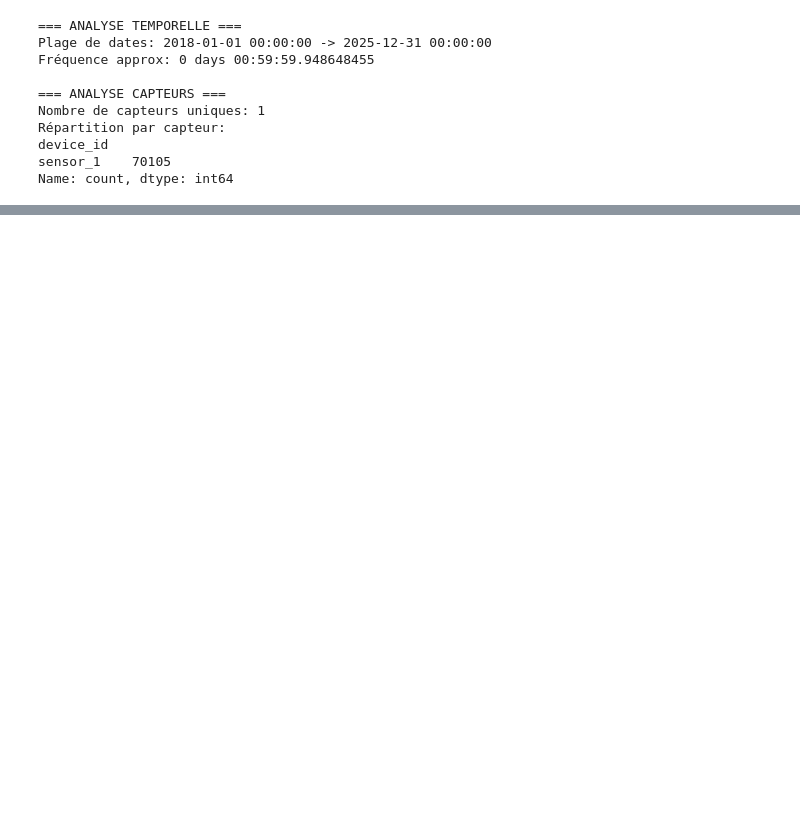
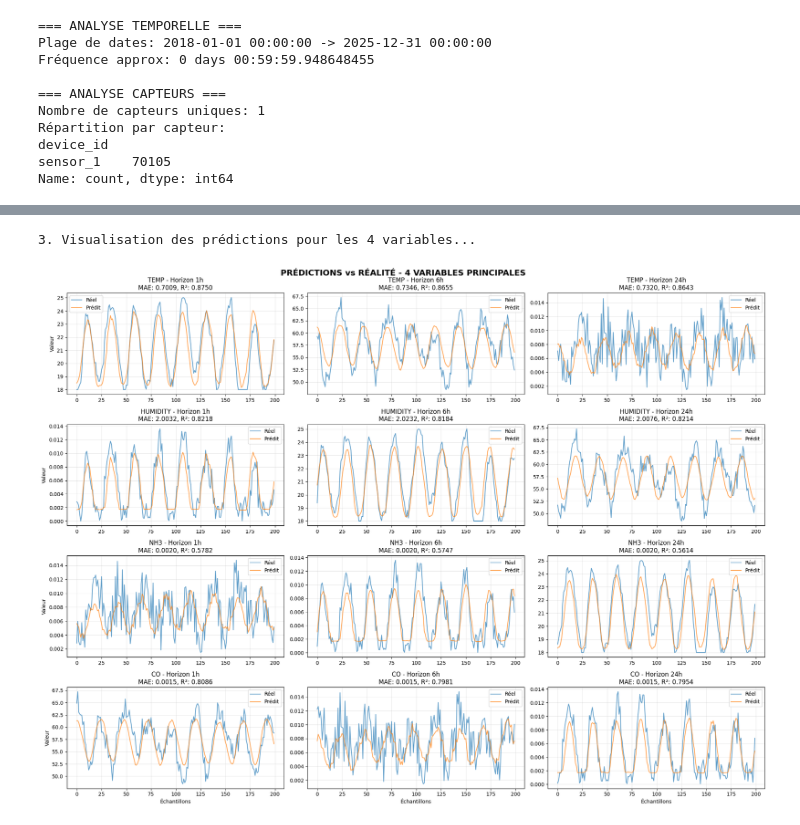
Before and after one commit to Macky0101/classification_dimage_et_Predic_ST, a Jupyter notebook: serrie_temp.ipynb, the cells around one changed output, grey strips where cells are left out. Cells and saved outputs as stored; diff of their text form; code cells hidden in the pictures; blank space fills up the shorter version.

```diff
--- a/serrie_temp.ipynb
+++ b/serrie_temp.ipynb
@@ -422,0 +2743,42 @@ print(f"✅ Mémoire disponible : {available:.2f} Go")
+# %%
+# 3. VISUALISATION DES RÉSULTATS POUR LES 4 VARIABLES
+print("\n3. Visualisation des prédictions pour les 4 variables...")
+
+# Sélectionner les indices pour une meilleure visualisation
+plot_indices = slice(0, 200)  # Premières 200 prédictions
+
+fig, axes = plt.subplots(4, 3, figsize=(20, 15))
+fig.suptitle('PRÉDICTIONS vs RÉALITÉ - 4 VARIABLES PRINCIPALES', fontsize=16, fontweight='bold')
+
+for i, var in enumerate(variables):
+    for j, horizon in enumerate(horizons):
+        target_idx = i * 3 + j
+        target_name = f"{var}_{horizon}"
+
+        if target_name in ensemble_metrics:
+            ax = axes[i, j]
+
+            # Données réelles vs prédites
+            ax.plot(y_test[plot_indices, target_idx],
+                   label='Réel', alpha=0.7, linewidth=1.5)
+            ax.plot(ensemble_predictions[plot_indices, target_idx],
+                   label='Prédit', alpha=0.7, linewidth=1.5)
+
+            # Configuration du graphique
+            ax.set_title(f'{var.upper()} - Horizon {horizon}\n'
+                        f'MAE: {ensemble_metrics[target_name]["MAE"]:.4f}, '
+                        f'R²: {ensemble_metrics[target_name]["R2"]:.4f}')
+            ax.legend()
+            ax.grid(True, alpha=0.3)
+
+            # Ajouter les labels d'axe seulement sur les bords
+            if j == 0:
+                ax.set_ylabel('Valeur')
+            if i == 3:
+                ax.set_xlabel('Échantillons')
+
+plt.tight_layout()
+plt.show()
+# %% [output]
+3. Visualisation des prédictions pour les 4 variables...
+[figure, added]
```
Also changed, not shown: parts of 47 cells of this notebook, 12 other files.
